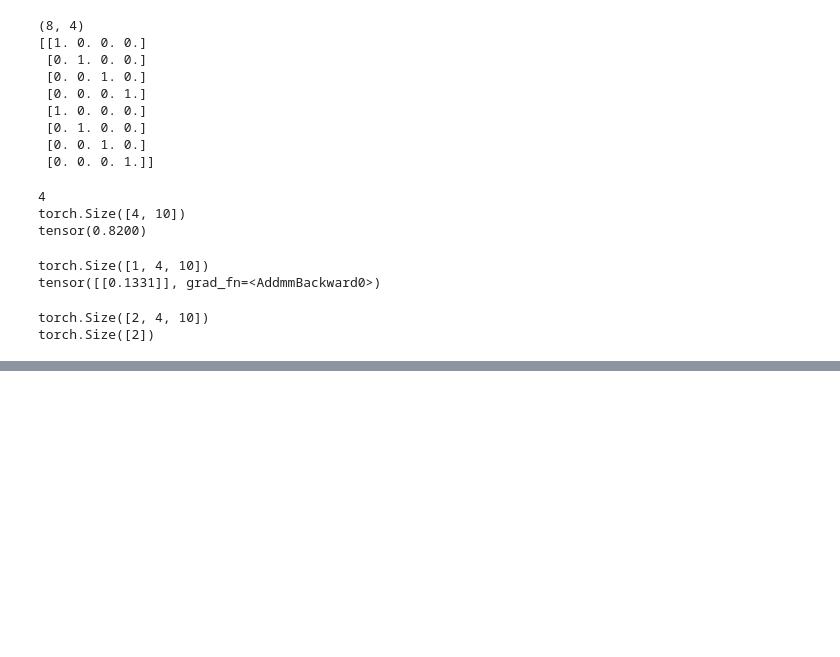
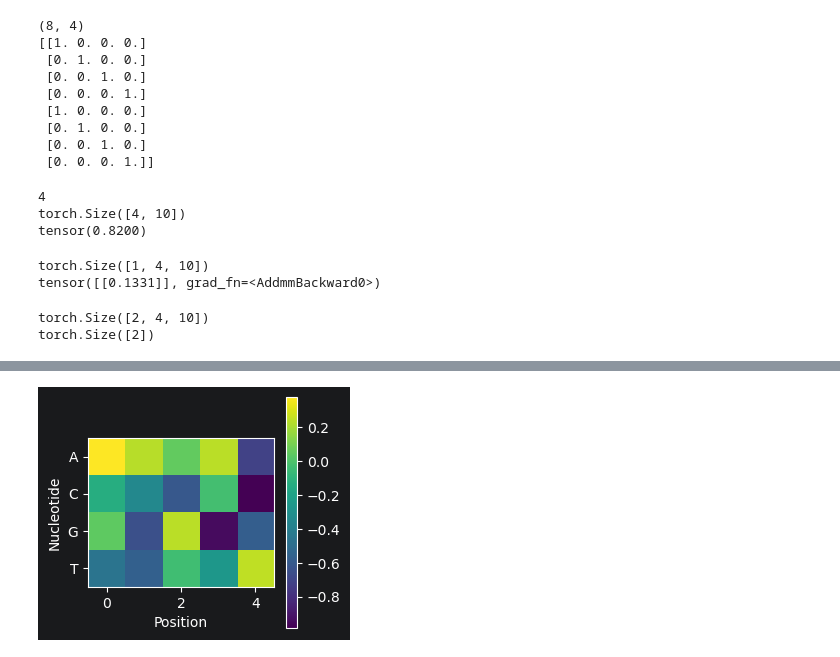
Before and after one commit to huntersair/chromatintune, a Jupyter notebook: notebooks/testing.ipynb, the cells around one changed output, grey strips where cells are left out. Drawn from its saved outputs; the diff is of its cells as text; code cells hidden in the pictures; blank space fills up the shorter version.

```diff
--- a/notebooks/testing.ipynb
+++ b/notebooks/testing.ipynb
@@ -74,0 +162,18 @@ torch.Size([2])
+# %%
+plt.figure(figsize=(3, 3))
+
+plt.imshow(filter_0)
+
+plt.yticks(
+    [0, 1, 2, 3],
+    ["A", "C", "G", "T"]
+)
+
+plt.xlabel("Position")
+plt.ylabel("Nucleotide")
+
+plt.colorbar()
+
+plt.show()
+# %% [output]
+[figure, added]
```
Also changed, not shown: parts of 14 cells of this notebook, 4 other files.
